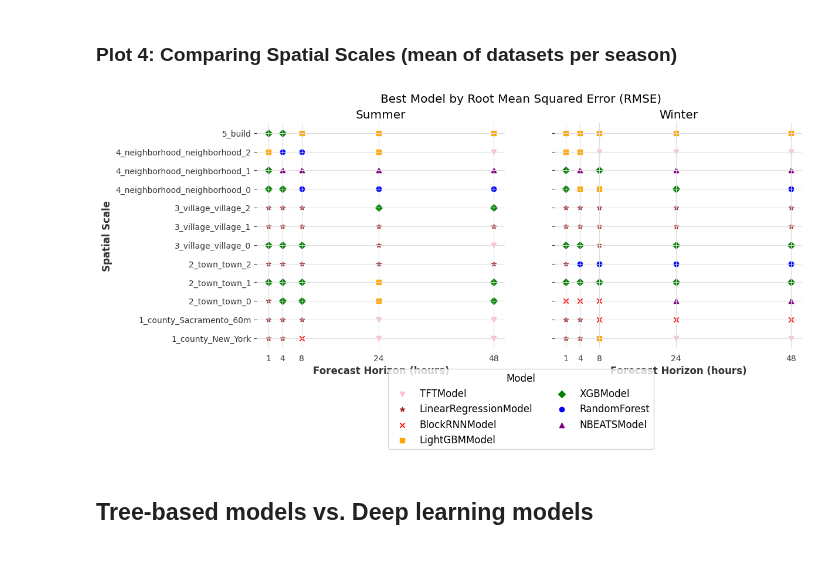
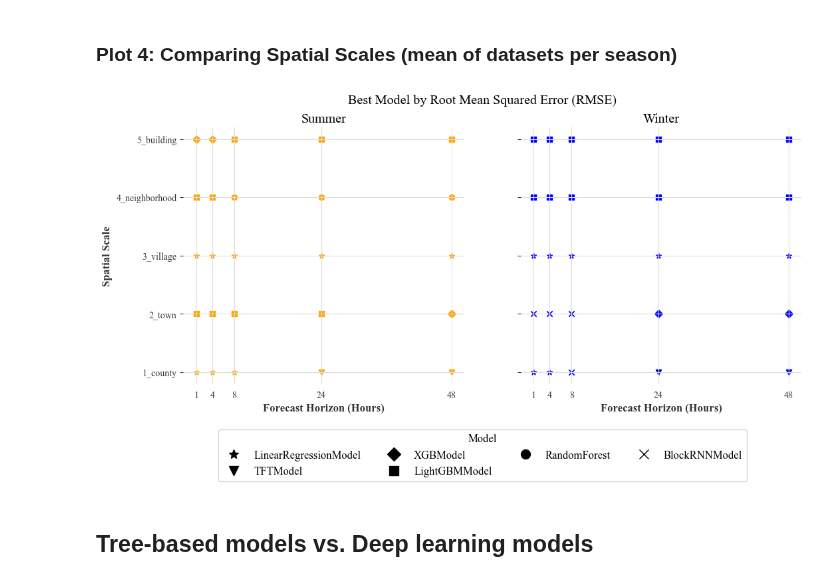
Before and after one commit to NikolausHouben/City-Scale-Electricity-Use-Prediction, a Jupyter notebook: bin/synthesis.ipynb, the cells around one changed output. Cells and saved outputs as stored; diff of their text form; code cells hidden in the pictures.

```diff
--- a/bin/synthesis.ipynb
+++ b/bin/synthesis.ipynb
@@ -30,12 +30,3 @@ print("Current working directory: " + os.getcwd())
 assert os.getcwd()[-8:] == "WattCast"
 # %% [output]
 Current working directory: /Users/nikolaushouben/Desktop/WattCast
-# %%
-
-
-# Getting runs from experiments wandb project
-api = wandb.Api()
-runs = api.runs(EXPERIMENT_WANDB)
-
-# starting up a run for synthesis in a different project
-synthesis_run = wandb.init(project=SYNTHESIS_WANDB, name='results_synthesis')
@@ -321,12 +329,12 @@ for format in ['png', 'pdf']:
 # %% [markdown]
 ### Plot 3: Comparing Spatial Scales (mean of seasons and datasets)
 # %%
-metric_of_interest = 'rmse'
+metric_of_interest = 'nle'
 
 df_metrics_all_scales = pd.DataFrame()
 
 for scale, df in dfs_sorted.items():
-    scale = scale.split('in')[0]
+    scale = "_".join(scale.split("_")[:2])
     df['scale'] = scale
     df_metrics_all_scales = df_metrics_all_scales.append(df)
 
@@ -334,7 +342,7 @@ for scale, df in dfs_sorted.items():
 df_metrics_grouped = df_metrics_all_scales.groupby(['scale', 'model', 'horizon_in_hours']).mean()[[metric_of_interest]].reset_index()
 
 # extract the model with the best performance for each scale and horizon
-df_metrics_grouped = df_metrics_grouped.sort_values(by=['scale', metric_of_interest], ascending=False if metric_of_interest == 'rmse_skill_score' else True)
+df_metrics_grouped = df_metrics_grouped.sort_values(by=['scale', metric_of_interest], ascending=False if "skill" in metric_of_interest else True)
 df_metrics_grouped = df_metrics_grouped.drop_duplicates(subset=['scale', 'horizon_in_hours'], keep='first')
 df_metrics_grouped = df_metrics_grouped.sort_values(by=['scale', 'horizon_in_hours'])
 df_metrics_grouped = df_metrics_grouped.reset_index(drop=True)
@@ -358,23 +366,23 @@ for scale, df_scale in df.groupby('scale'): # this for loop is to make sure the
         x = df_scale.loc[(df_scale['shape'] == shape), 'horizon_in_hours']
         y = df_scale.loc[(df_scale['shape'] == shape), 'scale']
         label = f'{shape2model[shape]}'
-        scatter = ax.scatter(x, y, marker=shape, label=label, color=model2color[shape2model[shape]])
+        scatter = ax.scatter(x, y, marker=shape, label=label, color="black")
         if label not in legend_labels:
             legend_handles.append(scatter)
             legend_labels.append(label)
 
 # Set the x ticks and labels
 ax.set_xticks([1, 4, 8, 24, 48])
-ax.set_xlabel('Forecast Horizon (hours)')
+ax.set_xlabel('Forecast Horizon (Hours)')
 
 
-ax.set_ylabel('Transformer & Feeder')
+ax.set_ylabel('Spatial Scale')
 
 # Set the title for each subplot
-fig.suptitle(f'Best Model by {metric_dict[metric_of_interest]}')
+fig.suptitle(f'Best Model measured by {metric_dict[metric_of_interest]}')
 
 # Create a single legend for all subplots
-fig.legend(handles=legend_handles, labels=legend_labels, title='Model', loc='lower center', bbox_to_anchor=(0.6, -0.25), ncol=2, frameon=True)
+fig.legend(handles=legend_handles, labels=legend_labels, title='Model', loc='lower center', bbox_to_anchor=(0.5, -0.2), ncol=2, frameon=True)
 
 
 # Show the plot
@@ -393,7 +401,7 @@ for format in ['png', 'pdf']:
 df_metrics_all_scales = pd.DataFrame()
 
 for scale, df in dfs_sorted.items():
-    scale = scale.split('in')[0]
+    scale = "_".join(scale.split("_")[:2])
     df['scale'] = scale
     df_metrics_all_scales = df_metrics_all_scales.append(df)
 
@@ -424,39 +432,43 @@ for i, ax in enumerate(axs):
     for scale, df_scale in df.groupby('scale'):
         for shape in set(df_scale['shape']):
             x = df_scale.loc[(df_scale['shape'] == shape), 'horizon_in_hours']
             y = df_scale.loc[(df_scale['shape'] == shape), 'scale']
             label = f'{shape2model[shape]}'
-            scatter = ax.scatter(x, y, marker=shape, label=label, color=model2color[shape2model[shape]])
+            if season == 'Winter':
+                ax.scatter(x, y, marker=shape, label=label, color=season2color[season])
+            else:
+                ax.scatter(x, y, marker=shape, label=label, color=season2color[season])
             if label not in legend_labels:
-                legend_handles.append(scatter)
+                model_handle = mlines.Line2D([], [], color="black", marker=shape, linestyle='None', markersize=10, label=model_label)
                 legend_labels.append(label)
+                legend_handles.append(model_handle)
 
     # Set the x ticks and labels
     ax.set_xticks([1, 4, 8, 24, 48])
-    ax.set_xlabel('Forecast Horizon (hours)')
+    ax.set_xlabel('Forecast Horizon (Hours)')
 
-    #ax.set_yticklabels(sorted(ax.get_yticklabels(), key=lambda x: x.get_text()))
+
 
 
     # Set the y label
     if i == 0:
         ax.set_ylabel('Spatial Scale')
 
     # Set the title for each subplot
     ax.set_title(f'{season}')
 
 
 # Create a single legend for all subplots
-fig.legend(handles=legend_handles, labels=legend_labels, title='Model', loc='lower center', bbox_to_anchor=(0.5, -0.25), ncol=2, frameon=True)
+fig.legend(handles=legend_handles, labels=legend_labels, title='Model', loc='lower center', bbox_to_anchor=(0.5, -0.2), ncol=4, frameon=True)
 
 fig.suptitle(f'Best Model by {metric_dict[metric_of_interest]}')
 # Adjust the spacing between subplots
 #fig.tight_layout()
 
 # Show the plot
 plt.show()
 # %% [output]
-[figure, old version]
+[figure, new version]
 # %% [markdown]
 ## Tree-based models vs. Deep learning models
 # %% [markdown]
```
Also changed, not shown: parts of 24 cells of this notebook, 28 other files.
